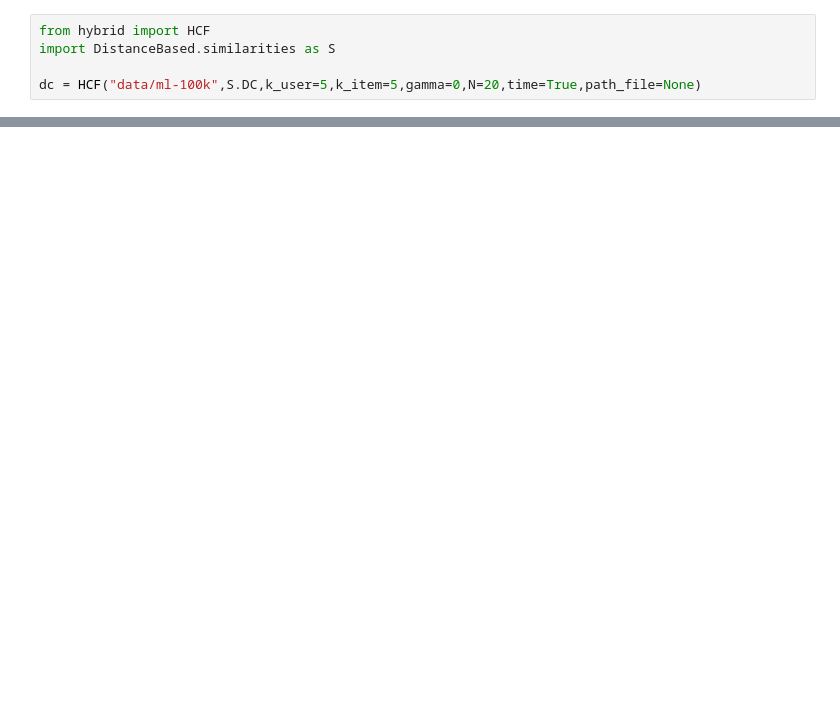
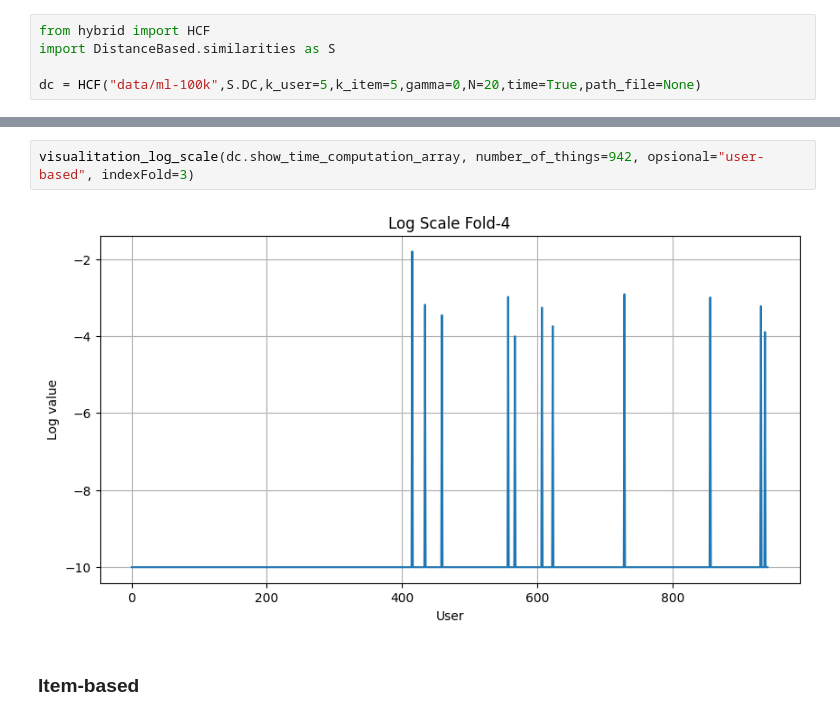
Before and after one commit to DimasDliyaurR/Hybrid-Collaborative-Filtering-HCF, a Jupyter notebook: main.ipynb, the cells around one changed output, grey strips where cells are left out. Cells and saved outputs as stored; diff of their text form; blank space fills up the shorter version.

```diff
--- a/main.ipynb
+++ b/main.ipynb
@@ -2459 +2457,7 @@ None
+# %%
+visualitation_log_scale(dc.show_time_computation_array, number_of_things=942, opsional="user-based", indexFold=3)
+# %% [output]
+[figure, added]
+# %% [markdown]
+### Item-based
 # %%
```
Also changed, not shown: parts of 17 cells of this notebook, 1 other file.
